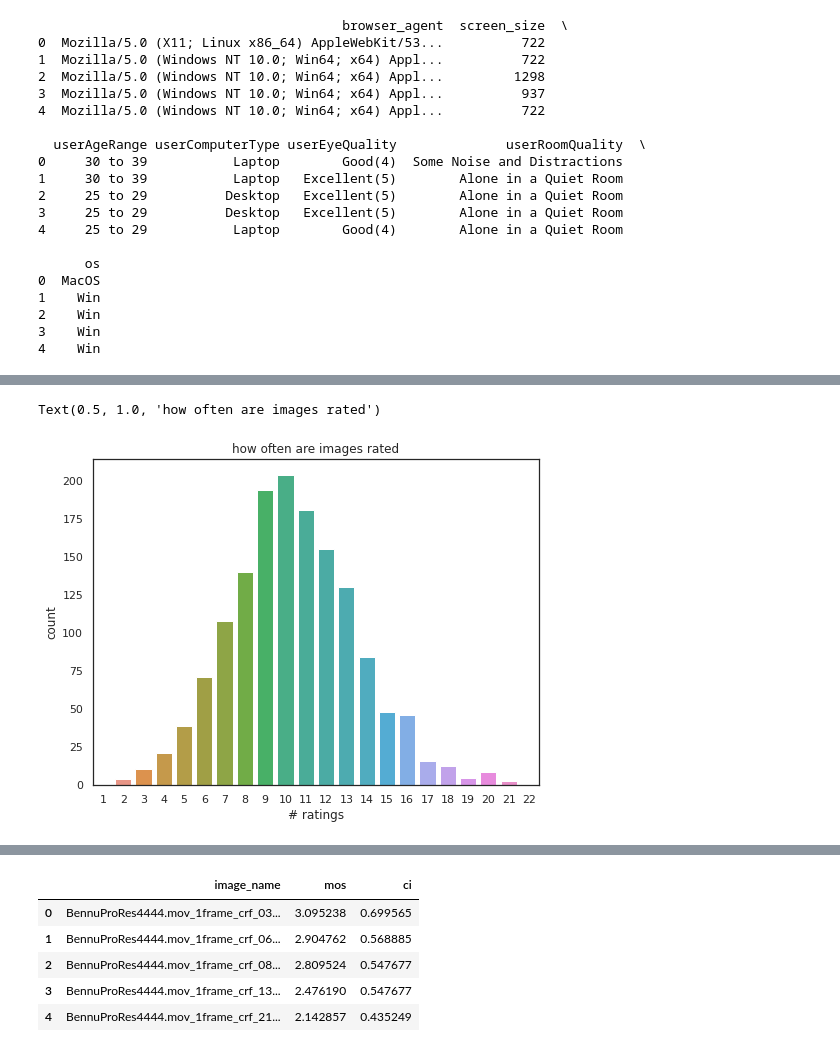
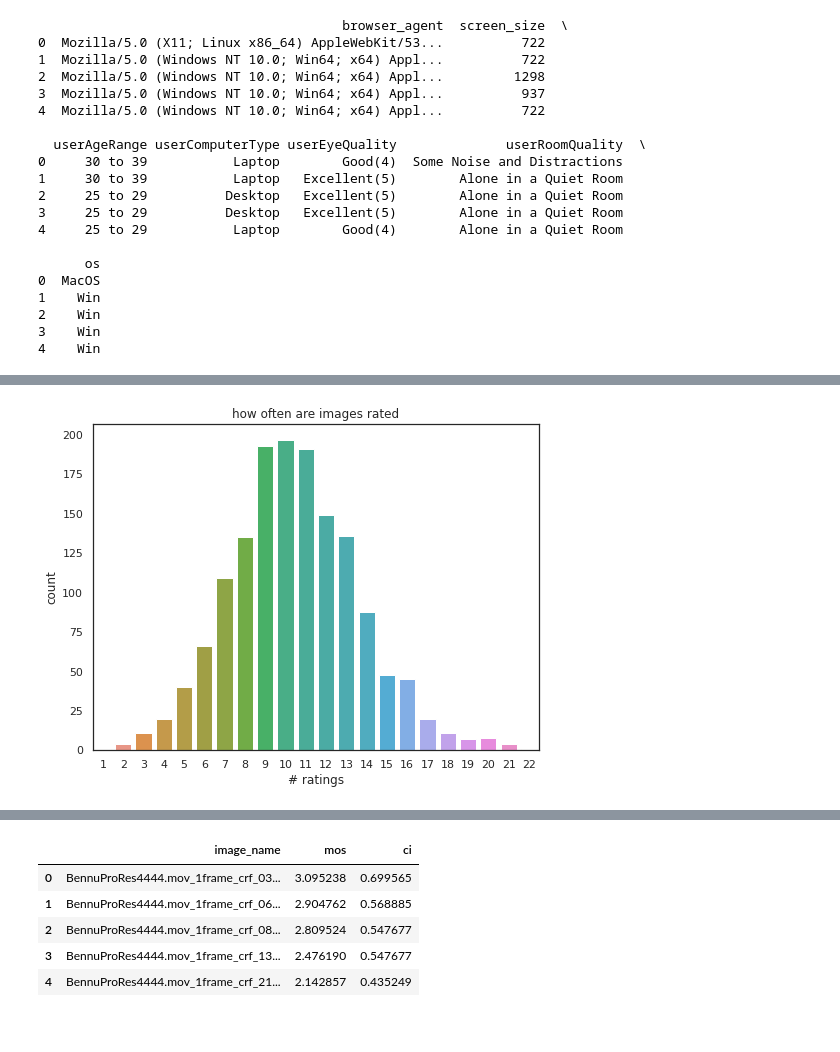
Before and after one commit to Telecommunication-Telemedia-Assessment/image_quality_test, a Jupyter notebook: test_2/analyze.ipynb, the cells around one changed output, grey strips where cells are left out. Saved outputs shown, nothing was run; the diff lists cells and outputs as text; code cells hidden in the pictures.

```diff
--- a/test_2/analyze.ipynb
+++ b/test_2/analyze.ipynb
@@ -186,10 +213,8 @@ See the caveats in the documentation: https://pandas.pydata.org/pandas-docs/stab
 # %%
 ax = sns.countplot(dr.groupby(by=["stimuli_ID"]).count().reset_index()["c"])
+ax.set_xlabel("# ratings")
+ax.set_title("how often are images rated")
+save_fig(ax, "how_often_rated")
+# %% [output]
+[figure, added]
-# %%
-ax = sns.countplot(dr.groupby(by=["stimuli_ID"]).count().reset_index()["c"])
-ax.set_xlabel("# ratings")
-ax.set_title("how often are images rated")
-# %% [output]
-Text(0.5, 1.0, 'how often are images rated')
-[figure, removed]
 # %%
```
Also changed, not shown: parts of 7 cells of this notebook, 1 other file.
